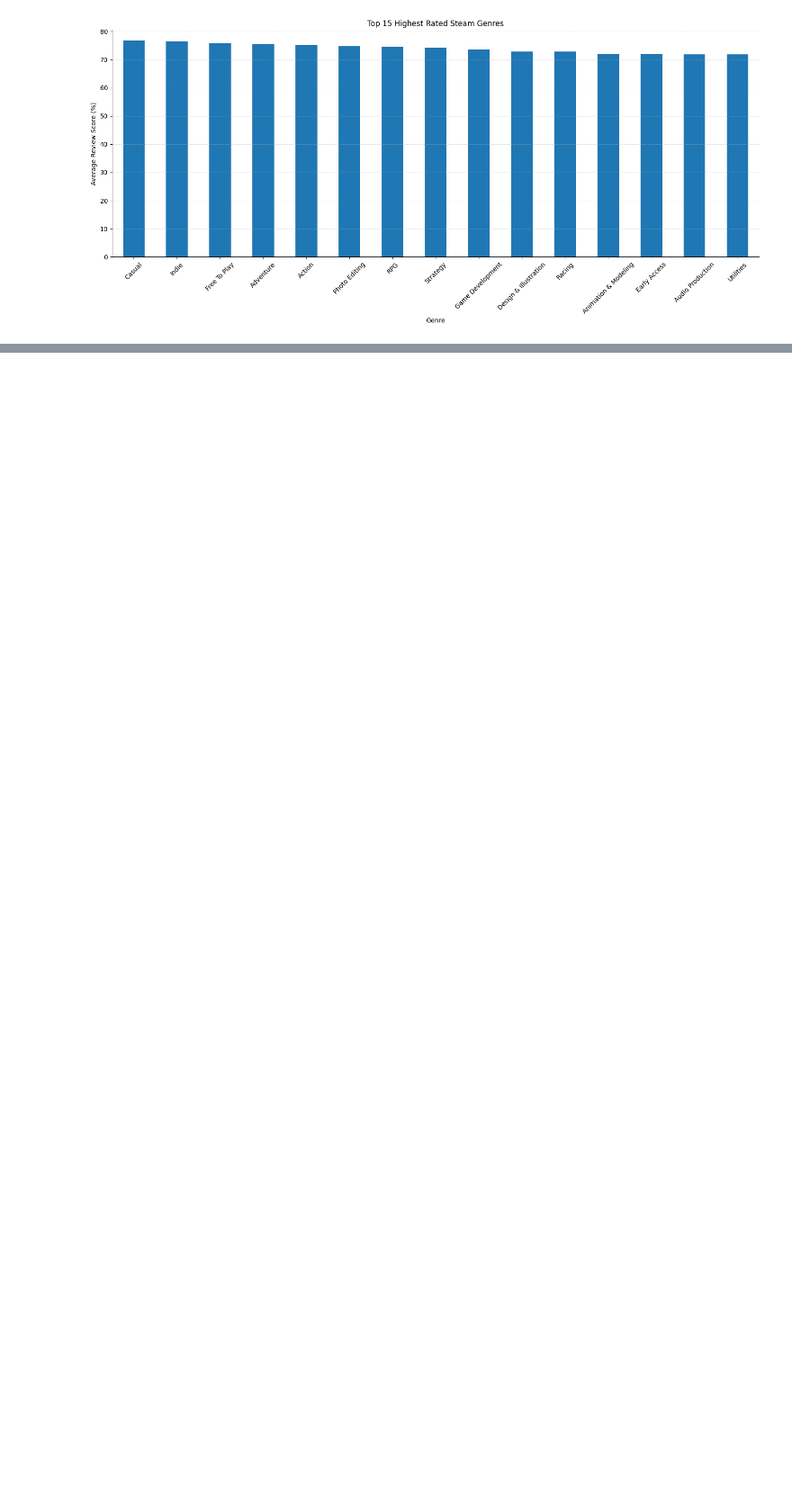
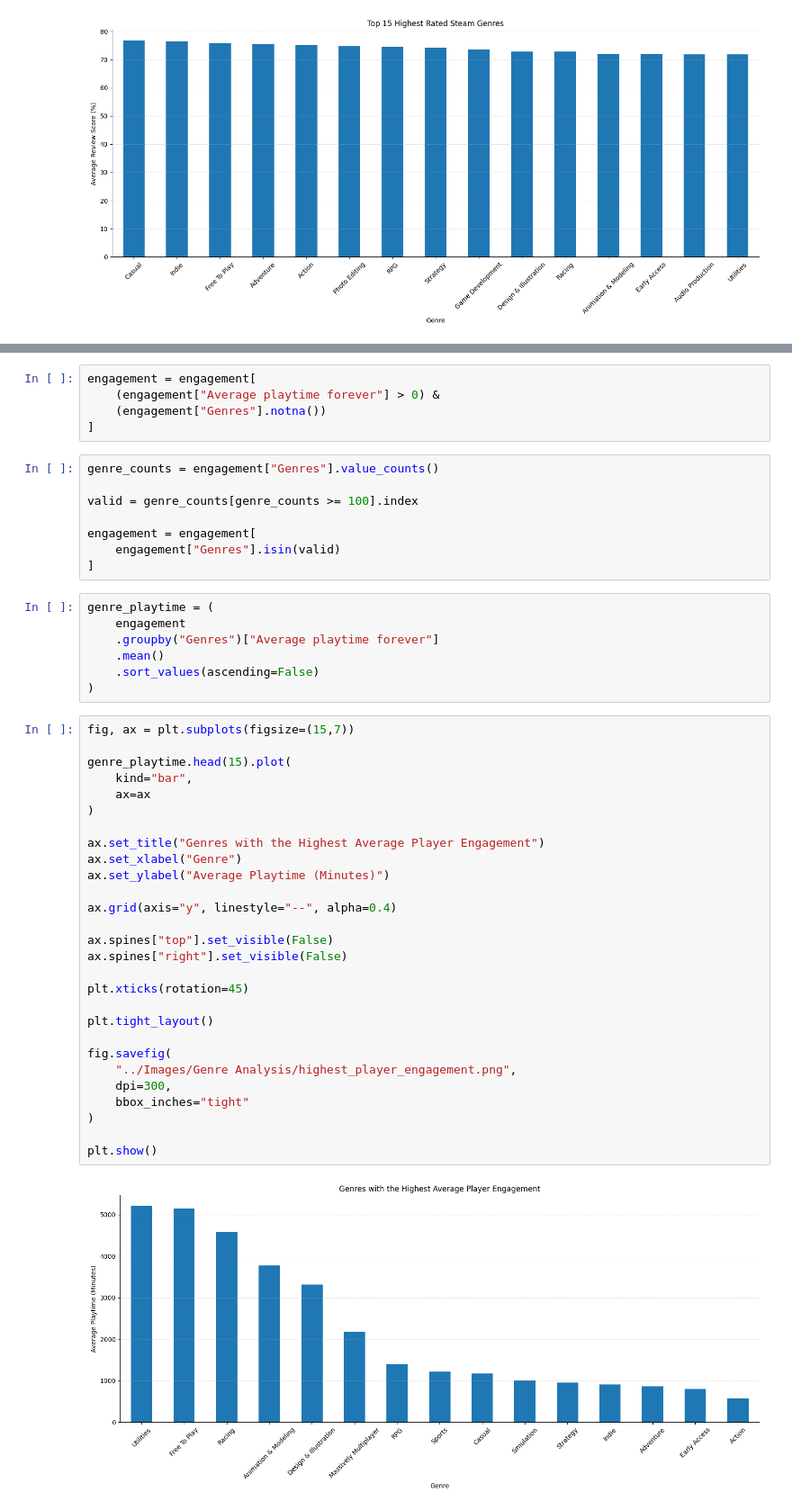
Before and after one commit to molikpunj/Steam-Games-Market-Analysis, a Jupyter notebook: Python/03_Exploratory_Data_Analysis.ipynb, the cells around one changed output, grey strips where cells are left out. Shown at 90% size. Drawn from its saved outputs; the diff is of its cells as text; blank space fills up the shorter version.

Commit message:
Generated 2 more charts and added two more insights

```diff
--- a/Python/03_Exploratory_Data_Analysis.ipynb
+++ b/Python/03_Exploratory_Data_Analysis.ipynb
@@ -127,0 +136,50 @@ plt.show()
+# %%
+engagement = engagement[
+    (engagement["Average playtime forever"] > 0) &
+    (engagement["Genres"].notna())
+]
+# %%
+genre_counts = engagement["Genres"].value_counts()
+
+valid = genre_counts[genre_counts >= 100].index
+
+engagement = engagement[
+    engagement["Genres"].isin(valid)
+]
+# %%
+genre_playtime = (
+    engagement
+    .groupby("Genres")["Average playtime forever"]
+    .mean()
+    .sort_values(ascending=False)
+)
+# %%
+fig, ax = plt.subplots(figsize=(15,7))
+
+genre_playtime.head(15).plot(
+    kind="bar",
+    ax=ax
+)
+
+ax.set_title("Genres with the Highest Average Player Engagement")
+ax.set_xlabel("Genre")
+ax.set_ylabel("Average Playtime (Minutes)")
+
+ax.grid(axis="y", linestyle="--", alpha=0.4)
+
+ax.spines["top"].set_visible(False)
+ax.spines["right"].set_visible(False)
+
+plt.xticks(rotation=45)
+
+plt.tight_layout()
+
+fig.savefig(
+    "../Images/Genre Analysis/highest_player_engagement.png",
+    dpi=300,
+    bbox_inches="tight"
+)
+
+plt.show()
+# %% [output]
+[figure, added]
```
Also changed, not shown: parts of 9 cells of this notebook, 3 other files.
